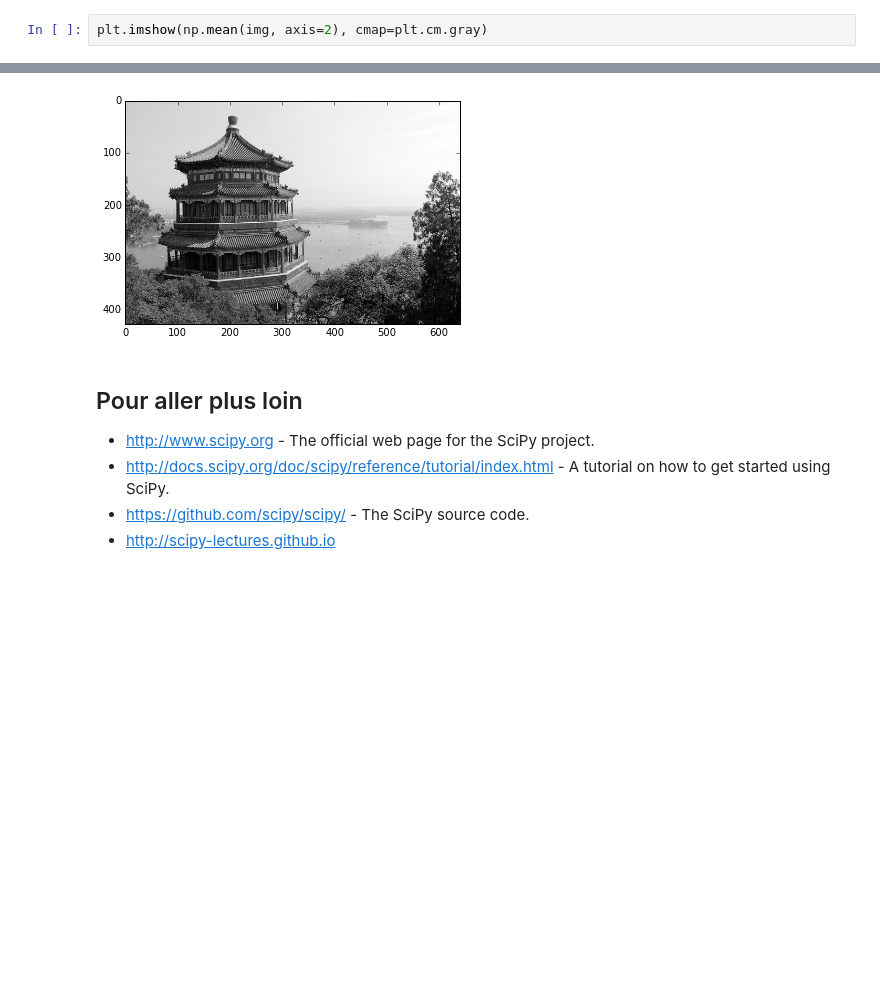
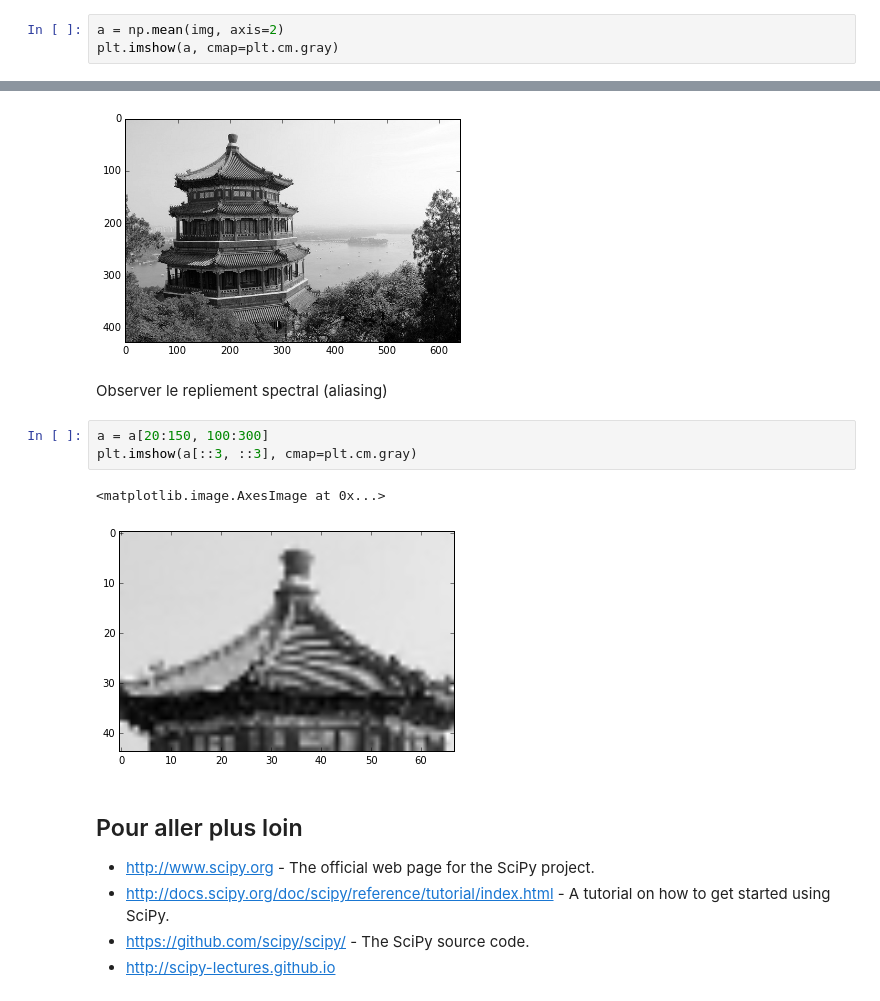
Before and after one commit to agramfort/liesse_telecom_paristech_python, a Jupyter notebook: 3-Scipy.ipynb, the cells around one changed output, grey strips where cells are left out. Cells and saved outputs as stored; diff of their text form; blank space fills up the shorter version.

```diff
--- a/3-Scipy.ipynb
+++ b/3-Scipy.ipynb
@@ -597,10 +594,19 @@ plt.imshow(img[:,:,1], cmap=plt.cm.Greens)
 # %% [markdown]
 Conversion de l'image en niveaux de gris et affichage:
 # %%
-plt.imshow(np.mean(img, axis=2), cmap=plt.cm.gray)
+a = np.mean(img, axis=2)
+plt.imshow(a, cmap=plt.cm.gray)
 # %% [output]
 <matplotlib.image.AxesImage at 0x...>
 [figure]
+# %% [markdown]
+Observer le repliement spectral (aliasing)
+# %%
+a = a[20:150, 100:300]
+plt.imshow(a[::3, ::3], cmap=plt.cm.gray)
+# %% [output]
+<matplotlib.image.AxesImage at 0x...>
+[figure, added]
 # %% [markdown]
 ## Pour aller plus loin
 
```
Also changed, not shown: parts of 19 cells of this notebook, 2 other files.
